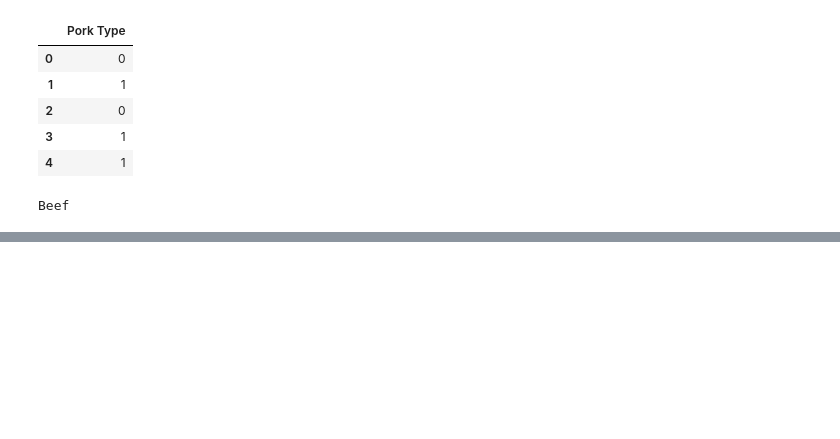
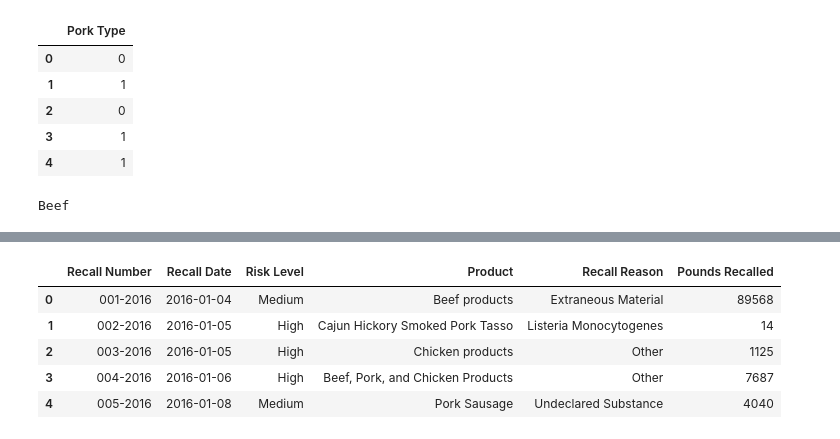
Before and after one commit to yemikifouly/food-recalls-analysis, a Jupyter notebook: data_cleaning_and_preparation.ipynb, the cells around one changed output, grey strips where cells are left out. Cells and saved outputs as stored; diff of their text form; code cells hidden in the pictures; blank space fills up the shorter version.

```diff
--- a/data_cleaning_and_preparation.ipynb
+++ b/data_cleaning_and_preparation.ipynb
@@ -698,0 +678,10 @@ pd.concat([recalls['Product'], recalls_beef, recalls_chicken, recalls_pork], axi
+# %%
+recalls = df_dict[2016].copy()
+recalls.head()
+# %% [output]
+|  | Recall Number | Recall Date | Risk Level | Product | Recall Reason | Pounds Recalled |
+| 0 | 001-2016 | 2016-01-04 | Medium | Beef products | Extraneous Material | 89568 |
+| 1 | 002-2016 | 2016-01-05 | High | Cajun Hickory Smoked Pork Tasso | Listeria Monocytogenes | 14 |
+| 2 | 003-2016 | 2016-01-05 | High | Chicken products | Other | 1125 |
+| 3 | 004-2016 | 2016-01-06 | High | Beef, Pork, and Chicken Products | Other | 7687 |
+| 4 | 005-2016 | 2016-01-08 | Medium | Pork Sausage | Undeclared Substance | 4040 |
```
Also changed, not shown: parts of 10 cells of this notebook.
